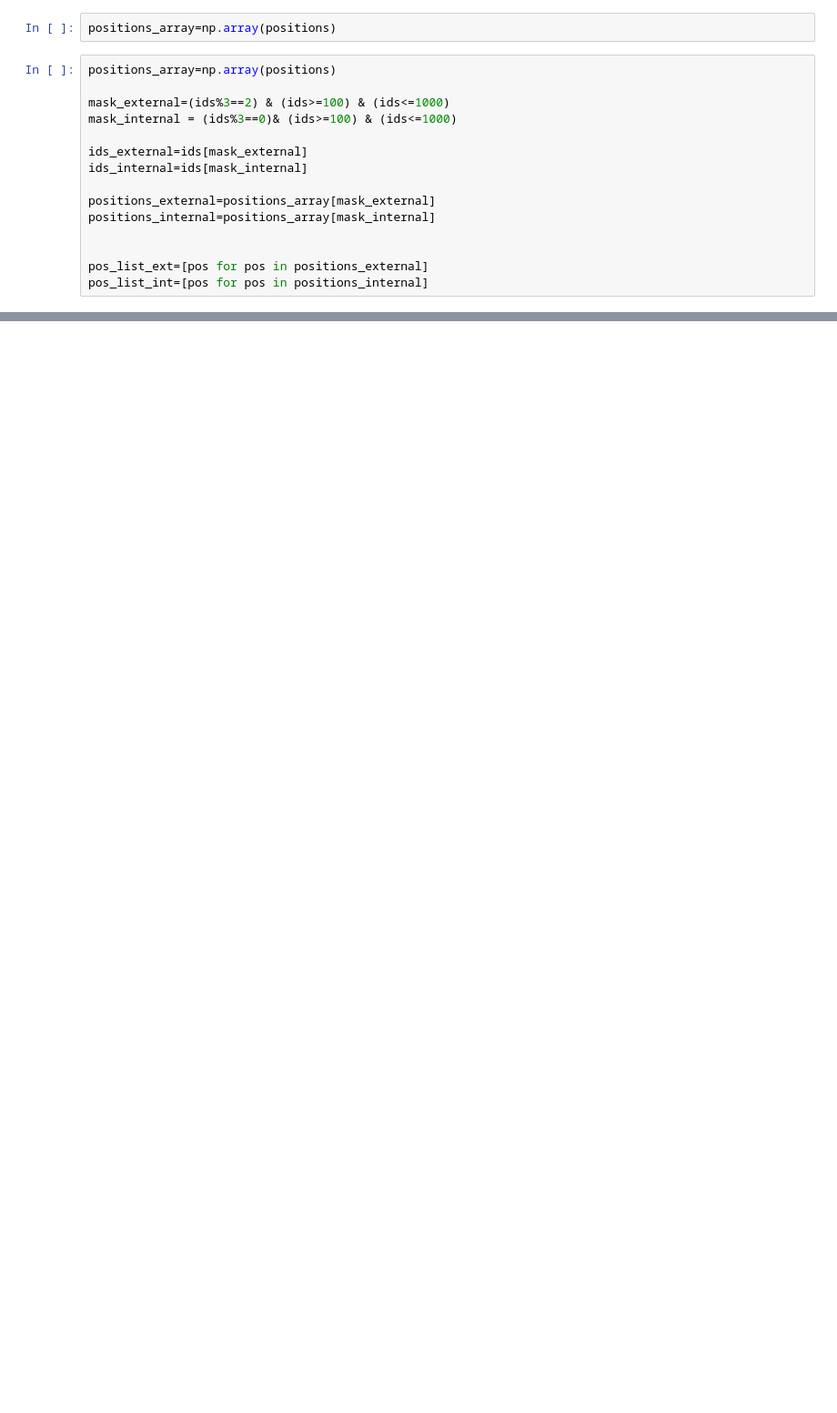
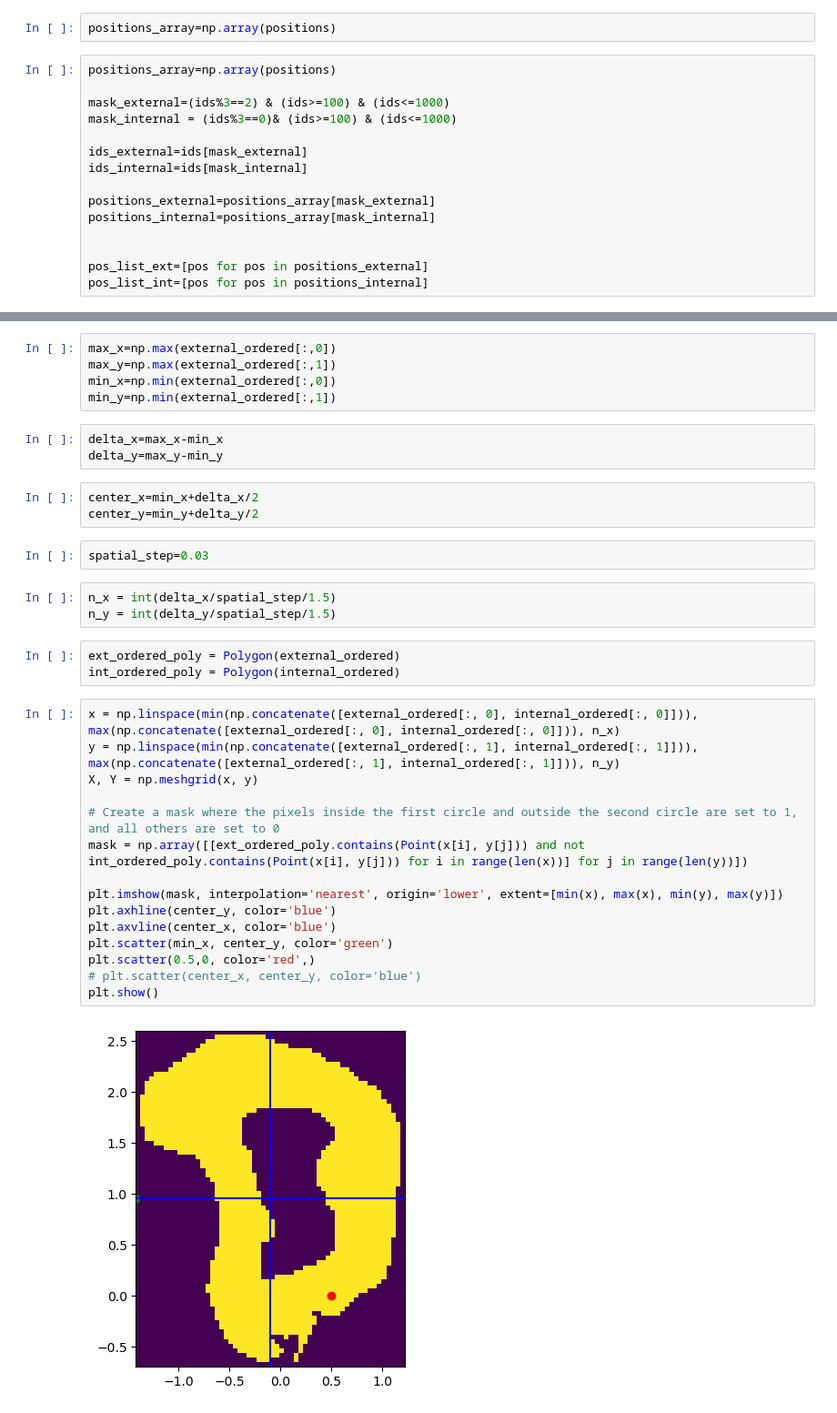
Before and after one commit to tommaso-bertola/computer-vision-and-robotics, a Jupyter notebook: robot-code/pathfinding/disentangle.ipynb, the cells around one changed output, grey strips where cells are left out. Shown at 91% size. Cells and saved outputs as stored; diff of their text form; blank space fills up the shorter version.

```diff
--- a/robot-code/pathfinding/disentangle.ipynb
+++ b/robot-code/pathfinding/disentangle.ipynb
@@ -92,0 +65,36 @@ plt.show()
+# %%
+max_x=np.max(external_ordered[:,0])
+max_y=np.max(external_ordered[:,1])
+min_x=np.min(external_ordered[:,0])
+min_y=np.min(external_ordered[:,1])
+# %%
+delta_x=max_x-min_x
+delta_y=max_y-min_y
+# %%
+center_x=min_x+delta_x/2
+center_y=min_y+delta_y/2
+# %%
+spatial_step=0.03
+# %%
+n_x = int(delta_x/spatial_step/1.5)
+n_y = int(delta_y/spatial_step/1.5)
+# %%
+ext_ordered_poly = Polygon(external_ordered)
+int_ordered_poly = Polygon(internal_ordered)
+# %%
+x = np.linspace(min(np.concatenate([external_ordered[:, 0], internal_ordered[:, 0]])), max(np.concatenate([external_ordered[:, 0], internal_ordered[:, 0]])), n_x)
+y = np.linspace(min(np.concatenate([external_ordered[:, 1], internal_ordered[:, 1]])), max(np.concatenate([external_ordered[:, 1], internal_ordered[:, 1]])), n_y)
+X, Y = np.meshgrid(x, y)
+
+# Create a mask where the pixels inside the first circle and outside the second circle are set to 1, and all others are set to 0
+mask = np.array([[ext_ordered_poly.contains(Point(x[i], y[j])) and not int_ordered_poly.contains(Point(x[i], y[j])) for i in range(len(x))] for j in range(len(y))])
+
+plt.imshow(mask, interpolation='nearest', origin='lower', extent=[min(x), max(x), min(y), max(y)])
+plt.axhline(center_y, color='blue')
+plt.axvline(center_x, color='blue')
+plt.scatter(min_x, center_y, color='green')
+plt.scatter(0.5,0, color='red',)
+# plt.scatter(center_x, center_y, color='blue')
+plt.show()
+# %% [output]
+[figure, added]
```
Also changed, not shown: parts of 14 cells of this notebook, 2 other files.
